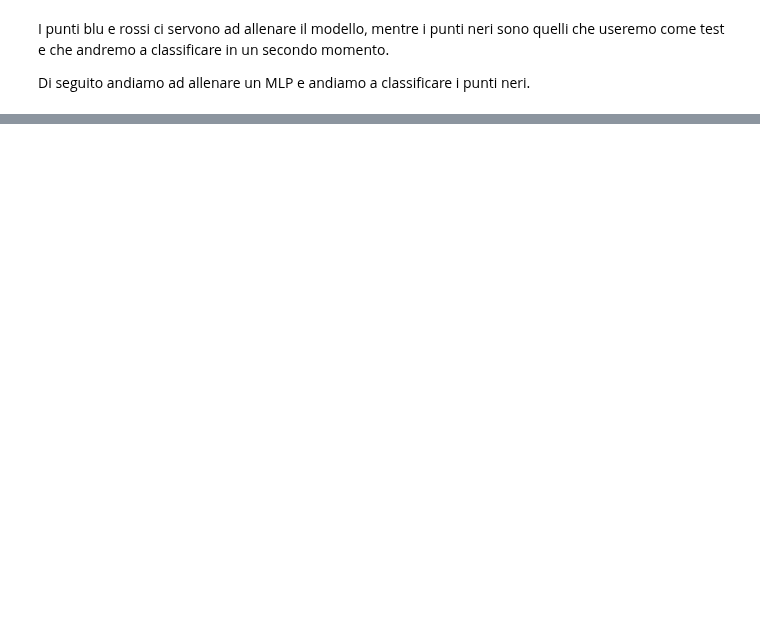
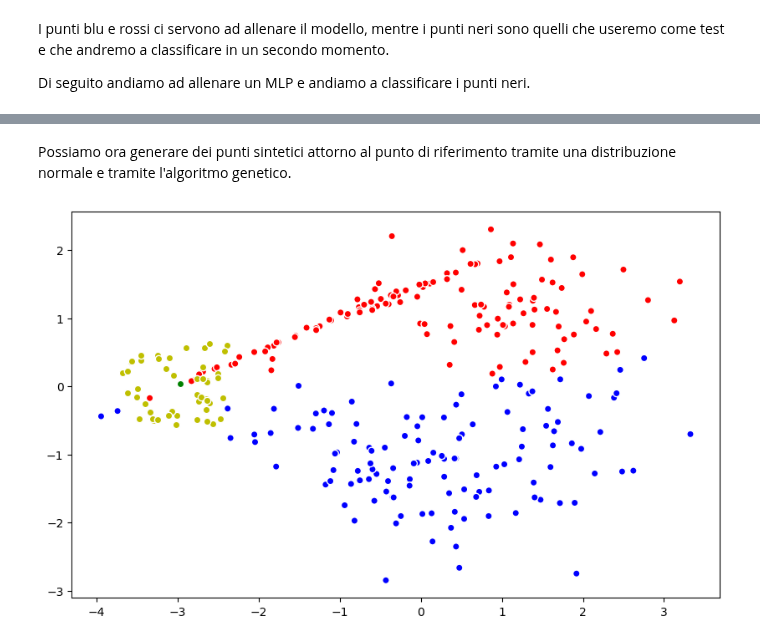
Before and after one commit to FedericoBustaffa/thesis, a Jupyter notebook: src/explain_classifier.ipynb, the cells around one changed output, grey strips where cells are left out. Drawn from its saved outputs; the diff is of its cells as text; code cells hidden in the pictures; blank space fills up the shorter version.

```diff
--- a/src/explain_classifier.ipynb
+++ b/src/explain_classifier.ipynb
@@ -114,0 +102,25 @@ esse.
+# %% [markdown]
+Possiamo ora generare dei punti sintetici attorno al punto di riferimento
+tramite una distribuzione normale e tramite l'algoritmo genetico.
+# %%
+import numpy as np
+from numpy import random as rnd
+from ppga import base
+
+
+def generate(point, std_dev):
+    return [point + rnd.uniform(-std_dev / 2, std_dev / 2, size=(2,)), 0]
+
+
+toolbox = base.ToolBox()
+toolbox.set_generation(generate, point=X_test[0], std_dev=std_dev)
+population = toolbox.generate(50)
+synth_points = np.array([i.chromosome[0] for i in population])
+
+plt.figure(figsize=(10, 6))
+plt.scatter(X_test.T[0], X_test.T[1], c=y_predicted, ec="w")
+plt.scatter(synth_points.T[0], synth_points.T[1], c="y", ec="w")
+plt.scatter(X_test.T[0][0], X_test.T[1][0], c="g", ec="w")
+plt.show()
+# %% [output]
+[figure, added]
```
Also changed, not shown: parts of 9 cells of this notebook.
